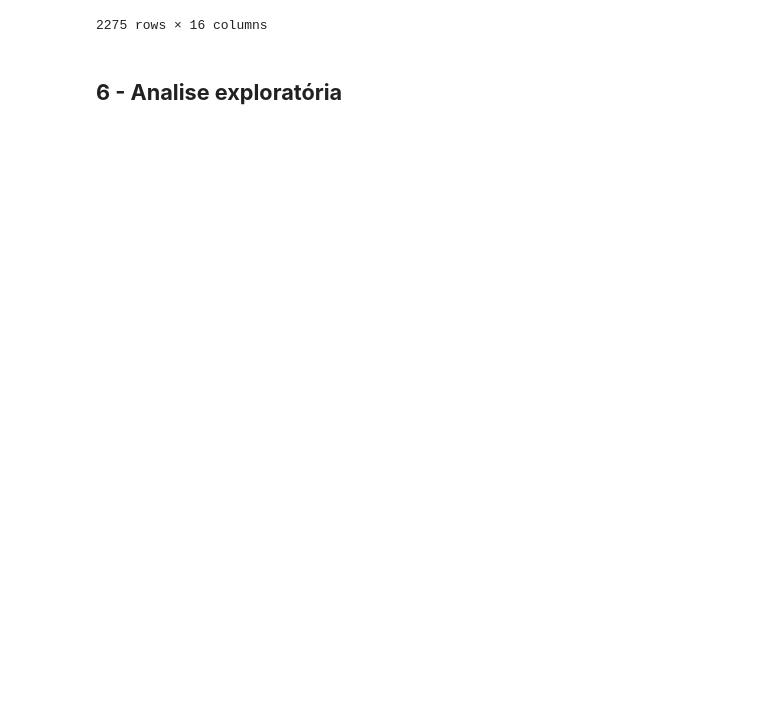
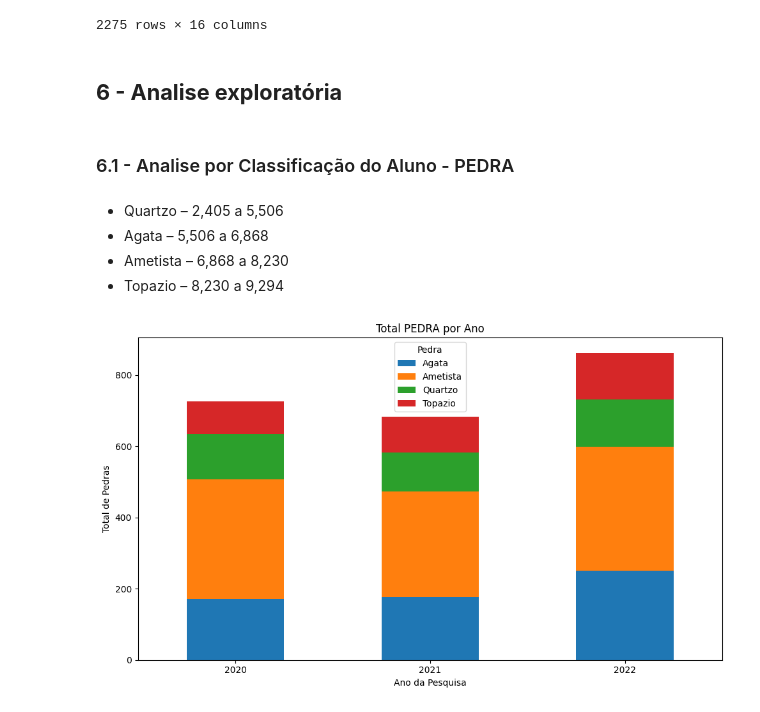
Before and after one commit to r-zambotti/Data_Analytics_Datathon_Grupo-60, a Jupyter notebook: Data_Analytics_Datathon_Grupo_60.ipynb, the cells around one changed output. Saved outputs shown, nothing was run; the diff lists cells and outputs as text; code cells hidden in the pictures; blank space fills up the shorter version.

```diff
--- a/Data_Analytics_Datathon_Grupo_60.ipynb
+++ b/Data_Analytics_Datathon_Grupo_60.ipynb
@@ -340,3 +340,29 @@ df_alunos_tratado
 2275 rows × 16 columns
 # %% [markdown]
 ## **6 - Analise exploratória**
+# %% [markdown]
+### 6.1 - Analise por Classificação do Aluno - PEDRA
+# %% [markdown]
+- Quartzo  – 2,405 a 5,506
+- Agata    – 5,506 a 6,868
+- Ametista – 6,868 a 8,230
+- Topazio  – 8,230 a 9,294
+# %%
+# Agrupar os dados por ano e categoria de pedra
+pedra_por_ano = df_alunos_tratado.groupby(['ANO_PESQUISA', 'PEDRA']).size().unstack(fill_value=0)
+
+# Criar o gráfico
+pedra_por_ano.plot(kind='bar', stacked=True, figsize=(10, 6))
+
+# Configurações do gráfico
+plt.title('Total PEDRA por Ano')
+plt.xlabel('Ano da Pesquisa')
+plt.ylabel('Total de Pedras')
+plt.legend(title='Pedra')
+plt.xticks(rotation=0)
+plt.tight_layout()
+
+# Exibir o gráfico
+plt.show()
+# %% [output]
+[figure, added]
```
Also changed, not shown: parts of 2 cells of this notebook.
